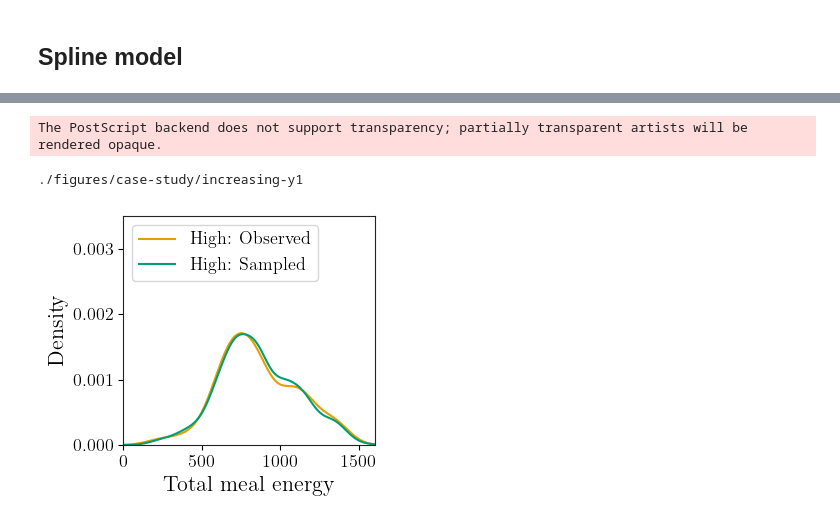
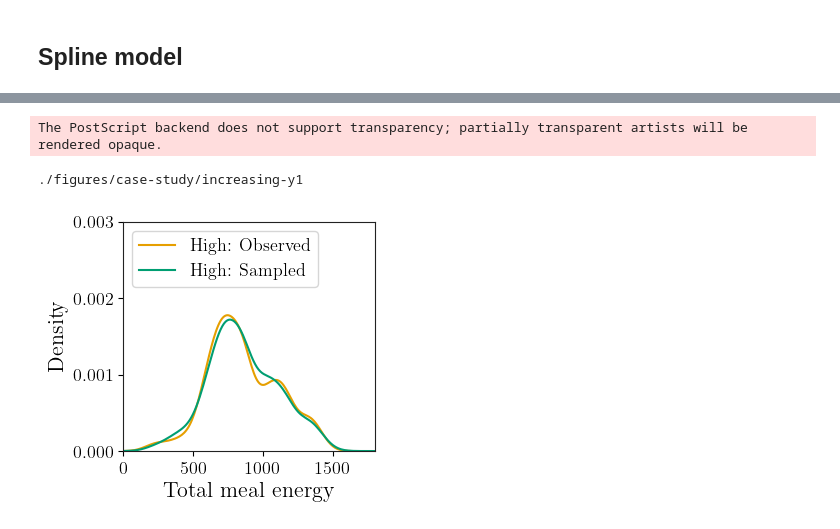
Before and after one commit to eastonhuch/bayesian-randomization-inference, a Jupyter notebook: case-study.ipynb, the cells around one changed output, grey strips where cells are left out. Saved outputs shown, nothing was run; the diff lists cells and outputs as text; code cells hidden in the pictures.

```diff
--- a/case-study.ipynb
+++ b/case-study.ipynb
@@ -468,12 +469,13 @@ make_p_plots(random_shift_scale_mcmc.get_samples()["ps"], "case-study/shift-scal
 ./figures/case-study/shift-scale-p-values
 [figure]
 # %%
-def plot_y1_imputations(y1_imputed, filename, bw_adjust=5):
+def plot_y1_imputations(y1_imputed_single_raw, filename, bw=1.):
+    y1_imputed_single = y1_imputed_single_raw[y1_imputed_single_raw != 0.]
     fig, ax = get_fig_ax(figsize=figsize)
-    sns.kdeplot(y1, ax=ax, bw_adjust=1.4, color=colors[1], label="High: Observed")
-    sns.kdeplot(y1_imputed[::10, :].flatten(), ax=ax, bw_adjust=bw_adjust, color=colors[2], label="High: Sampled")
-    ax.set_xlim(0, 1600)
-    ax.set_ylim(0, 0.0035)
+    sns.kdeplot(y1, ax=ax, bw_method=bw, color=colors[1], label="High: Observed")
+    sns.kdeplot(y1_imputed_single, ax=ax, bw_method=bw, color=colors[2], label="High: Sampled")
+    ax.set_xlim(0, 1800)
+    ax.set_ylim(0, 0.003)
     y_ticks = [0.000, 0.001, 0.002, 0.003]
     ax.set_yticks(y_ticks)
     ax.legend(loc="upper left")
@@ -481,7 +483,7 @@ def plot_y1_imputations(y1_imputed, filename, bw_adjust=5):
     save_my_fig(fig, filename)
     plt.show()
 
-plot_y1_imputations(random_shift_scale_mcmc.get_samples()["y1_imputed"], "case-study/shift-scale-y1", bw_adjust=4)
+plot_y1_imputations(random_shift_scale_mcmc.get_samples()["y1_imputed_single"], "case-study/shift-scale-y1", bw=0.3)
 # %% [output]
 The PostScript backend does not support transparency; partially transparent artists will be rendered opaque.
 ./figures/case-study/shift-scale-y1
@@ -489,8 +491,8 @@ The PostScript backend does not support transparency; partially transparent arti
 # %% [markdown]
 ## Spline model
 # %%
-y_mean = y.values.mean()
-y_sd = y.values.std()
+y_mean = jnp_y.mean()
+y_sd = jnp_y.std()
 calorie_vals = np.arange(y.max()*2 + 1) / 2.
 calorie_vals_std = (calorie_vals - y_mean) / y_sd
 calorie_vals_std_whole = calorie_vals_std[::2]
@@ -506,10 +508,10 @@ def increasing_model(y1_mat):
     beta2 = numpyro.sample("beta2", dist.Normal(0., 0.2))
     beta3 = numpyro.sample("beta3", dist.Normal(0., 0.1))
     sigma = numpyro.sample("sigma", dist.HalfNormal(100.))
-    with numpyro.plate_stack("a_samples_plate_stack", [num_a_samples, n]):
-        a_samples = numpyro.sample("a_samples", dist.Bernoulli(0.5))
-    with numpyro.plate_stack("epsilon_plate_stack", [num_a_samples, n0]):
-        epsilon = numpyro.sample("epsilon", dist.Normal())
+    with numpyro.plate("n_plate", n):
+        with numpyro.plate("a_plate", num_a_samples):
+            a_samples = numpyro.sample("a_samples", dist.Bernoulli(0.5))
+            epsilon = numpyro.sample("epsilon", dist.Normal())
 
     # Causal effects
     g = jnp.exp(
@@ -524,8 +526,7 @@ def increasing_model(y1_mat):
     s_observed = five_moments  # all 5 moments
 
     # Sampled statistic values
-    y1_imputed_0s = causal_effects[y0.values] + sigma*epsilon
-    y1_imputed = jnp.hstack([y1_imputed_0s, y1_mat])  # Order doesn't matter b/c randomization is simple
+    y1_imputed = jnp_a*jnp_y + (1.-jnp_a)*(causal_effects[jnp_y] + sigma*epsilon)
     s_samples = get_5_moment_samples(y1_imputed, a_samples)
     likelihood_mean = s_samples.mean(axis=1)
     likelihood_cov = jnp.cov(s_samples)
@@ -534,8 +535,8 @@ def increasing_model(y1_mat):
     props = (s_samples.T <= s_observed).mean(axis=0)
     ps = 2 * (0.5 - jnp.abs(props - 0.5))
     numpyro.deterministic("ps", ps)
-    y1_imputed_single = y1_imputed[0]
-    numpyro.deterministic("y1_imputed", y1_imputed_single)
+    numpyro.deterministic("y1_imputed_single", y1_imputed[0] * a_samples[0])
+    numpyro.deterministic("y1_imputed_y0", y1_imputed[0, idx0])
 
     # Likelihood
     d = s_observed - likelihood_mean
@@ -543,11 +544,6 @@ def increasing_model(y1_mat):
     parametric_log_estimate = -0.5 * (maha + jnp.linalg.slogdet(likelihood_cov)[1])
     numpyro.factor("s_density", parametric_log_estimate)
 
-
-def increasing_gibbs(rng_key, gibbs_sites, hmc_sites):
-    new_a_samples = dist.Bernoulli(0.5).sample(rng_key, gibbs_sites["a_samples"].shape)
-    new_epsilon = dist.Normal().sample(rng_key, gibbs_sites["epsilon"].shape)
-    return {"a_samples": new_a_samples, "epsilon": new_epsilon}
 
 init_params = {
     "theta": calorie_vals_std.min(),
@@ -557,9 +553,9 @@ init_params = {
     "beta3": 0.,
     "sigma": 100.
 }
-increasing_hmc_kernel = NUTS(increasing_model, dense_mass=[("theta", "beta0", "beta1", "beta2", "beta3", "sigma")], init_strategy=init_to_value(values=init_params))
-increasing_kernel = HMCGibbs(increasing_hmc_kernel, gibbs_fn=random_shift_scale_gibbs, gibbs_sites=["a_samples", "epsilon"])
-increasing_mcmc = MCMC(increasing_kernel, num_warmup=20000, num_samples=20000, progress_bar=True, thinning=10)
+increasing_hmc_kernel = NUTS(increasing_model, dense_mass=[("theta", "beta0", "beta1", "beta2", "beta3", "sigma")], init_strategy=init_to_value(values=init_params), step_size=0.01, max_tree_depth=7)
+increasing_kernel = HMCGibbs(increasing_hmc_kernel, gibbs_fn=gibbs, gibbs_sites=["a_samples", "epsilon"])
+increasing_mcmc = MCMC(increasing_kernel, num_warmup=20000, num_samples=20000, progress_bar=True)
 y1_mat = np.zeros((1000, n1))
 y1_mat[:] = y1.values
 increasing_mcmc.run(random.PRNGKey(0), y1_mat=y1_mat, extra_fields=("~z.a_samples", "~z.epsilon",))
@@ -580,9 +576,9 @@ make_p_plots(increasing_mcmc.get_samples()["ps"], "case-study/increasing-p-value
 # %%
-plot_y1_imputations(increasing_mcmc.get_samples()["y1_imputed"], "case-study/increasing-y1", bw_adjust=3.5)
+plot_y1_imputations(increasing_mcmc.get_samples()["y1_imputed_single"], "case-study/increasing-y1", bw=0.3)
 # %% [output]
 The PostScript backend does not support transparency; partially transparent artists will be rendered opaque.
 ./figures/case-study/increasing-y1
-[figure, old version]
+[figure, new version]
 # %%
 calorie_vals_whole = calorie_vals[::2]
 causal_effect_samples = increasing_mcmc.get_samples()["causal_effects"] - calorie_vals_whole
```
Also changed, not shown: parts of 16 cells of this notebook.
